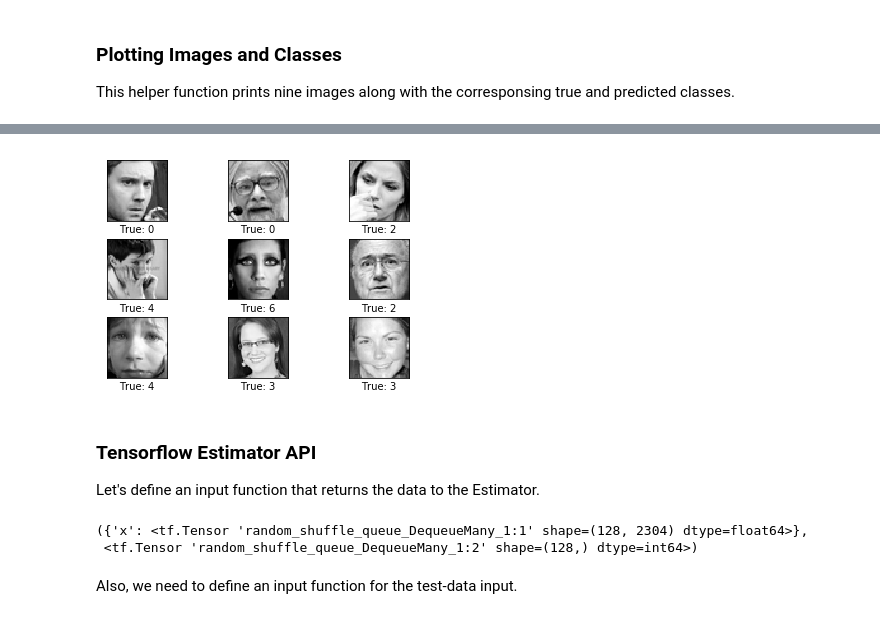
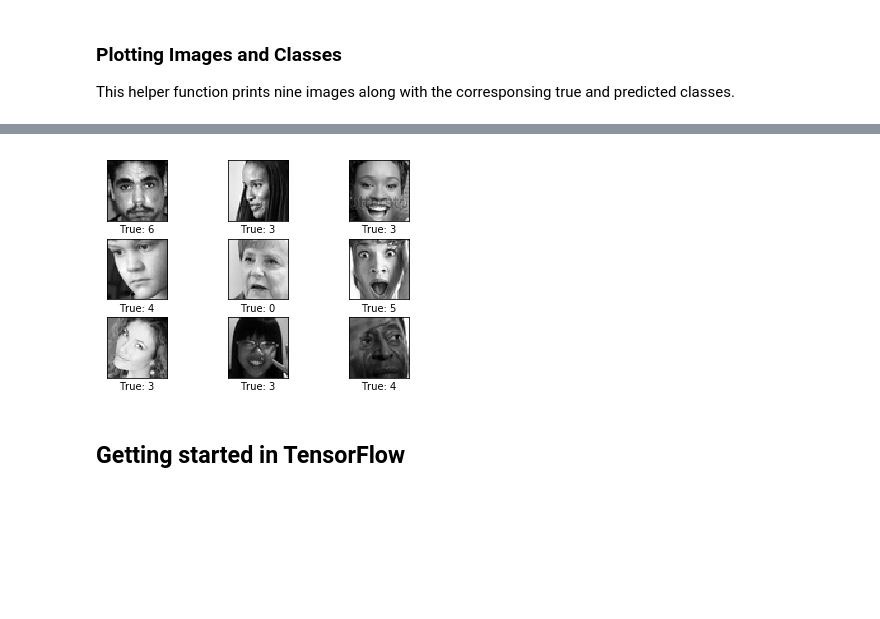
Before and after one commit to leweohlsen/facial-expression-recognition, a Jupyter notebook: fer.ipynb, the cells around one changed output, grey strips where cells are left out. Saved outputs shown, nothing was run; the diff lists cells and outputs as text; code cells hidden in the pictures; blank space fills up the shorter version.

```diff
--- a/fer.ipynb
+++ b/fer.ipynb
@@ -15,22 +15,24 @@ We need to read the input data from CSV. We are not separating training data and
 imgs_train = []
 imgs_test = []
 # Labels (0-1)
-labels = []
+labels_train_class = []
+labels_test_class = []
+
 
 with open('fer2013.csv') as csvfile:
     readCSV = csv.reader(csvfile, delimiter=',')
     # skip CSV header
     next(readCSV)
     for row in readCSV:
-        label = int(row[0])
-        labels.append(label)
         if row[2] == 'Training':
             # cast pixels to int
             pixels_train = [float(x) for x in row[1].split(' ')]
             imgs_train.append(np.array(pixels_train))
+            labels_train_class.append(int(row[0]))
         elif row[2] == 'PublicTest':
             pixels_test = [float(x) for x in row[1].split(' ')]
             imgs_test.append(np.array(pixels_test))
+            labels_test_class.append(int(row[0]))
 # %% [markdown]
 ### Data Dimensions
 The data dimensions are used in several places in the source-code below. They are defined once so we can use these variables instead of numbers throughout the source-code below.
@@ -57,5 +53,0 @@ Let's see some random images from the training set along with their labels.
-# %%
-i = randint(0, len(imgs_train))
-image = np.array(imgs_train[i]).reshape(img_shape)
-plt.imshow(image, cmap='gray')
-print(labels[i])
@@ -96,14 +90,14 @@ def plot_images(images, cls_true, cls_pred=None):
 # %%
+# Select random images from the train set
+i = randint(0, len(imgs_train) - 9)
+
 # Get the first images from the train-set.
-images = imgs_train[0:9]
+images = imgs_train[i:i+9]
 
 # Get the true classes for those images.
-cls_true = labels[0:9]
+cls_true = labels_train_class[i:i+9]
 
 # Plot the images and labels using our helper-function above.
 plot_images(images=images, cls_true=cls_true)
 # %% [output]
-[figure, old version]
+[figure, new version]
-# %% [markdown]
-### Tensorflow Estimator API
-Let's define an input function that returns the data to the Estimator.
@@ -116,7 +104,2 @@ train_input_fn = tf.estimator.inputs.numpy_input_fn(
-# %%
-train_input_fn()
-# %% [output]
-({'x': <tf.Tensor 'random_shuffle_queue_DequeueMany_1:1' shape=(128, 2304) dtype=float64>},
- <tf.Tensor 'random_shuffle_queue_DequeueMany_1:2' shape=(128,) dtype=int64>)
-# %% [markdown]
-Also, we need to define an input function for the test-data input.
+# %% [markdown]
+## Getting started in TensorFlow
```
Also changed, not shown: parts of 24 cells of this notebook.
